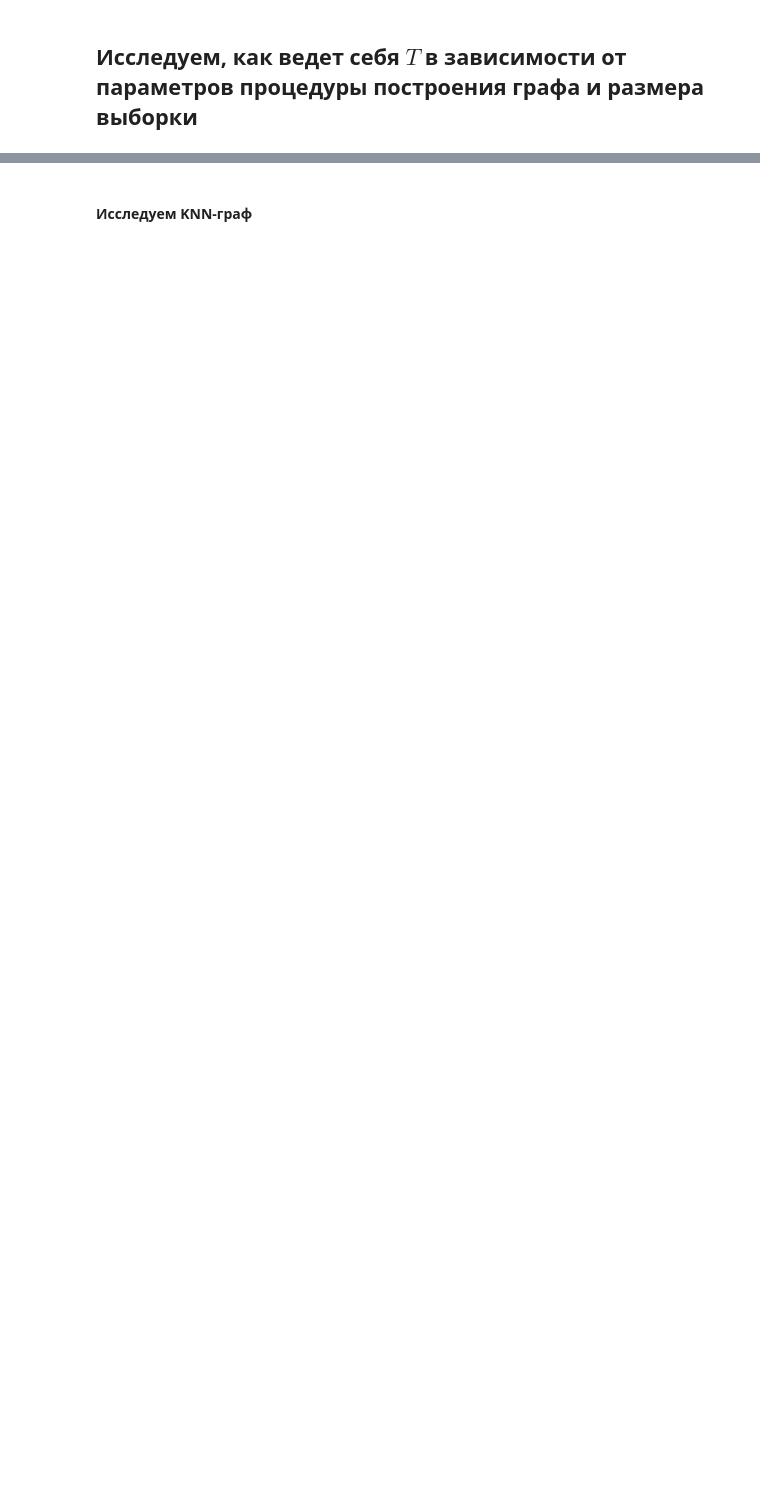
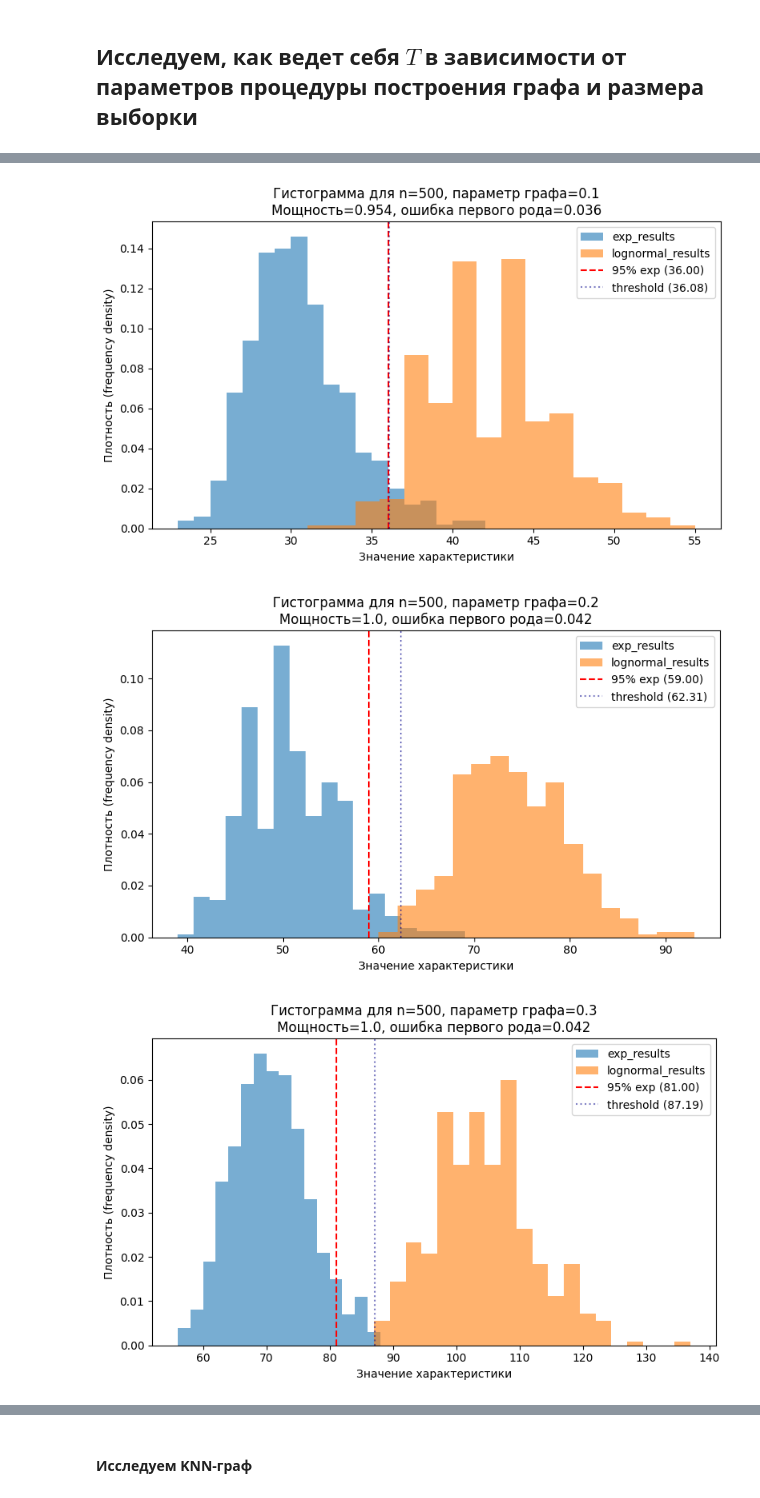
Before and after one commit to Win4ap/dm-random-graphs, a Jupyter notebook: src/exp-lognormal.ipynb, the cells around one changed output, grey strips where cells are left out. Saved outputs shown, nothing was run; the diff lists cells and outputs as text; code cells hidden in the pictures; blank space fills up the shorter version.

```diff
--- a/src/exp-lognormal.ipynb
+++ b/src/exp-lognormal.ipynb
@@ -90,0 +275,17 @@ sigma0 = 1
+# %%
+M = 500
+N = 500
+d_array = [0.1, 0.2, 0.3, 0.4, 0.5, 0.6, 0.7, 0.8, 0.9]
+# %%
+metrics_dist_500 = []
+
+for d in d_array:
+    exp_results = monte_carlo_multiprocessing(M, N, lam0, d, generate_exp, build_distance_graph, get_clique_number)
+    lognormal_results = monte_carlo_multiprocessing(M, N, sigma0, d, generate_lognormal, build_distance_graph, get_clique_number)
+    metrics_dist_500.append(analyze(N, d, exp_results, lognormal_results))
+
+df_metrics = pd.DataFrame(metrics_dist_500)
+# %% [output]
+[figure, added]
+[figure, added]
+[figure, added]
```
Also changed, not shown: parts of 52 cells of this notebook.
